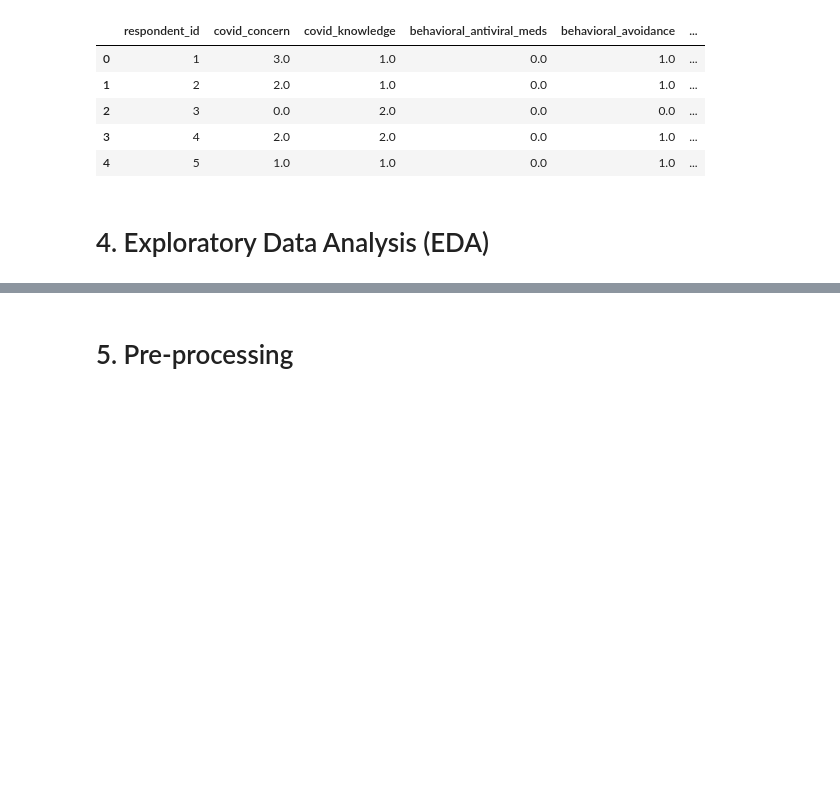
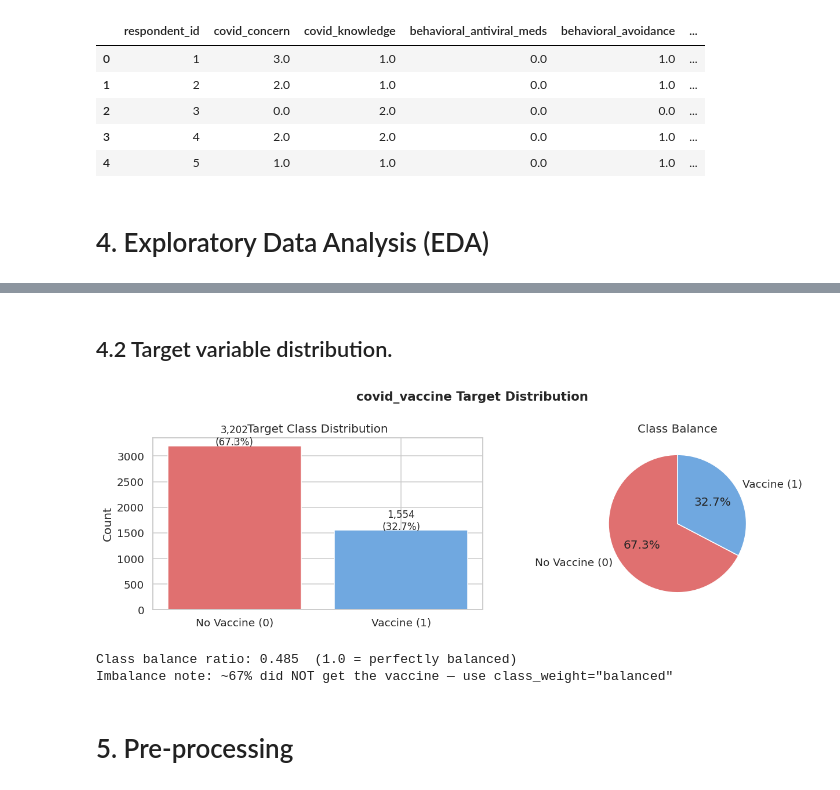
Before and after one commit to UH-GROUP-X/Hackathon26, a Jupyter notebook: UH_GROUP_X.ipynb, the cells around one changed output, grey strips where cells are left out. Cells and saved outputs as stored; diff of their text form; code cells hidden in the pictures; blank space fills up the shorter version.

```diff
--- a/UH_GROUP_X.ipynb
+++ b/UH_GROUP_X.ipynb
@@ -157,3 +244,36 @@ Test  : 4,749 rows × 30 columns
+# %% [markdown]
+## 4.2 Target variable distribution.
+# %%
+vc = train_raw[TARGET_COL].value_counts()
+labels = ['No Vaccine (0)', 'Vaccine (1)']
+
+fig, axes = plt.subplots(1, 2, figsize=(12, 4))
+
+# Bar chart
+bars = axes[0].bar(labels, vc.values, color=['#e07070', '#70a8e0'])
+for bar, v in zip(bars, vc.values):
+    axes[0].text(bar.get_x() + bar.get_width()/2, v + 10,
+                 f'{v:,}\n({v/len(train_raw)*100:.1f}%)',
+                 ha='center', fontsize=11)
+axes[0].set_title('Target Class Distribution')
+axes[0].set_ylabel('Count')
+
+# Pie chart
+axes[1].pie(vc.values, labels=labels, autopct='%1.1f%%',
+            colors=['#e07070','#70a8e0'], startangle=90)
+axes[1].set_title('Class Balance')
+
+plt.suptitle('covid_vaccine Target Distribution', fontsize=14, fontweight='bold')
+plt.tight_layout()
+plt.show()
+
+balance = vc.min() / vc.max()
+print(f'Class balance ratio: {balance:.3f}  (1.0 = perfectly balanced)')
+print(f'Imbalance note: ~{vc[0]/len(train_raw)*100:.0f}% did NOT get the vaccine — use class_weight="balanced"')
+# %% [output]
+[figure, added]
+Class balance ratio: 0.485  (1.0 = perfectly balanced)
+Imbalance note: ~67% did NOT get the vaccine — use class_weight="balanced"
 # %% [markdown]
 # 5. Pre-processing
 # %% [markdown]
```
Also changed, not shown: parts of 3 cells of this notebook.
